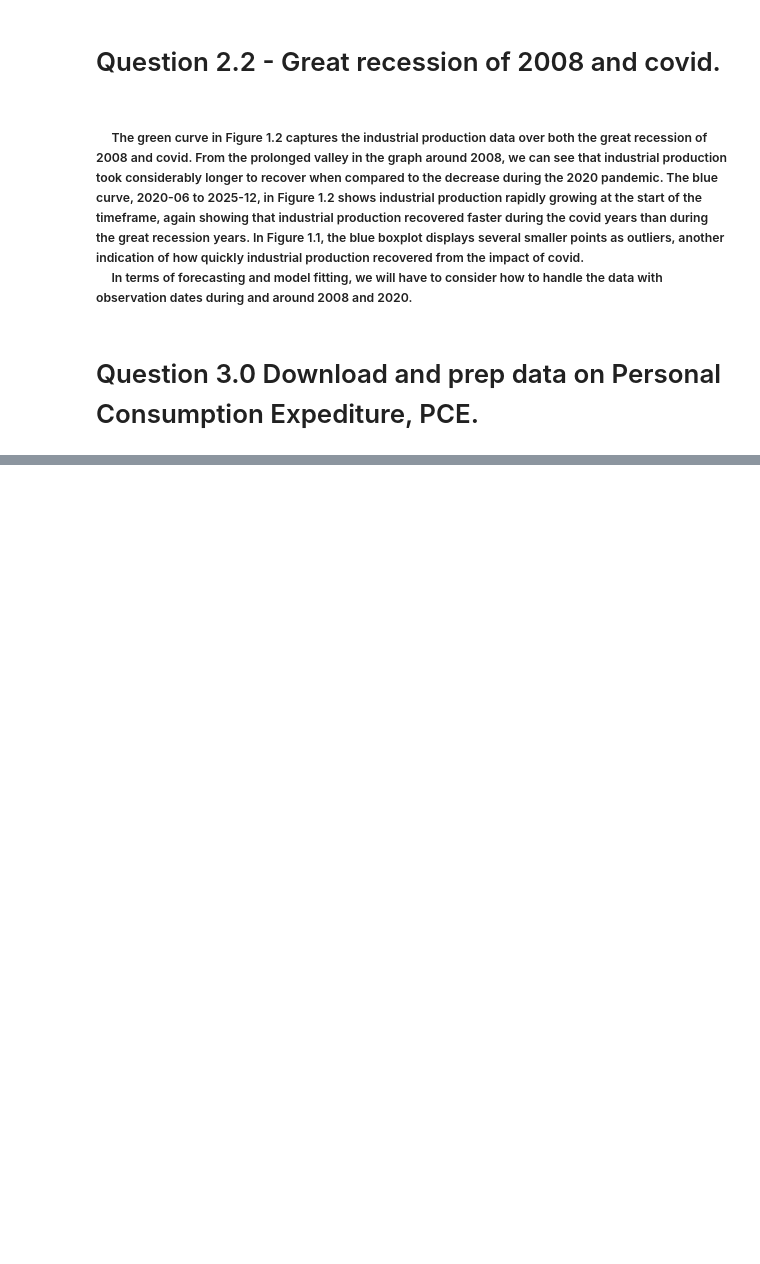
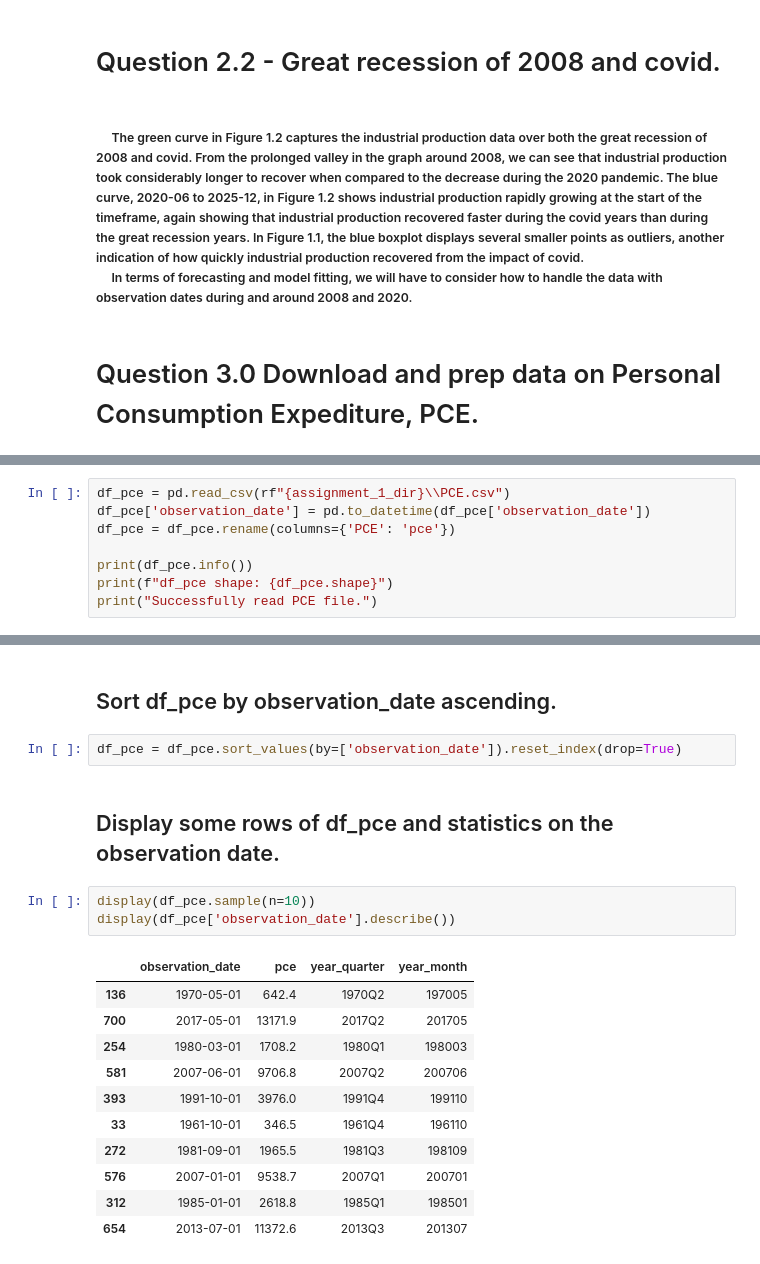
Before and after one commit to Vazquez-Michael-V/570_homework, a Jupyter notebook: assignment_1/assignment_1.ipynb, the cells around one changed output, grey strips where cells are left out. Cells and saved outputs as stored; diff of their text form; blank space fills up the shorter version.

```diff
--- a/assignment_1/assignment_1.ipynb
+++ b/assignment_1/assignment_1.ipynb
@@ -474,0 +485,8 @@ plt.show()
+# %%
+df_pce = pd.read_csv(rf"{assignment_1_dir}\\PCE.csv")
+df_pce['observation_date'] = pd.to_datetime(df_pce['observation_date'])
+df_pce = df_pce.rename(columns={'PCE': 'pce'})
+
+print(df_pce.info())
+print(f"df_pce shape: {df_pce.shape}")
+print("Successfully read PCE file.")
@@ -474,0 +535,21 @@ plt.show()
+# %% [markdown]
+## Sort df_pce by observation_date ascending.
+# %%
+df_pce = df_pce.sort_values(by=['observation_date']).reset_index(drop=True)
+# %% [markdown]
+## Display some rows of df_pce and statistics on the observation date.
+# %%
+display(df_pce.sample(n=10))
+display(df_pce['observation_date'].describe())
+# %% [output]
+|  | observation_date | pce | year_quarter | year_month |
+| 136 | 1970-05-01 | 642.4 | 1970Q2 | 197005 |
+| 700 | 2017-05-01 | 13171.9 | 2017Q2 | 201705 |
+| 254 | 1980-03-01 | 1708.2 | 1980Q1 | 198003 |
+| 581 | 2007-06-01 | 9706.8 | 2007Q2 | 200706 |
+| 393 | 1991-10-01 | 3976.0 | 1991Q4 | 199110 |
+| 33 | 1961-10-01 | 346.5 | 1961Q4 | 196110 |
+| 272 | 1981-09-01 | 1965.5 | 1981Q3 | 198109 |
+| 576 | 2007-01-01 | 9538.7 | 2007Q1 | 200701 |
+| 312 | 1985-01-01 | 2618.8 | 1985Q1 | 198501 |
+| 654 | 2013-07-01 | 11372.6 | 2013Q3 | 201307 |
```
Also changed, not shown: parts of 21 cells of this notebook, 1 other file.
